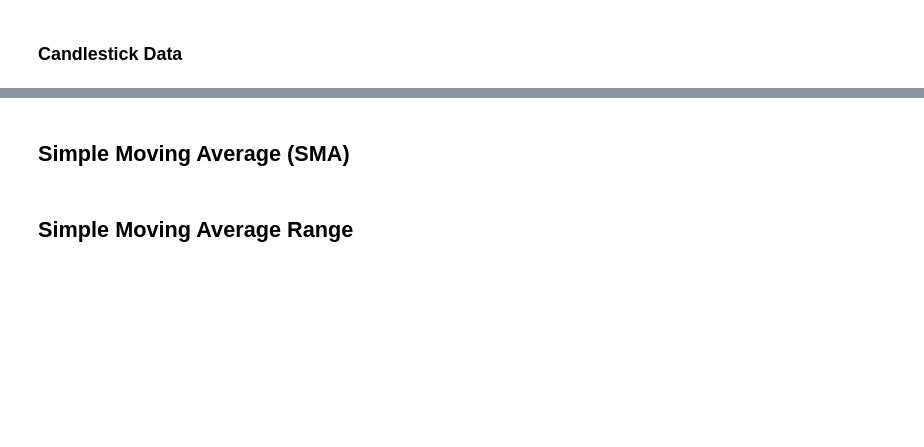
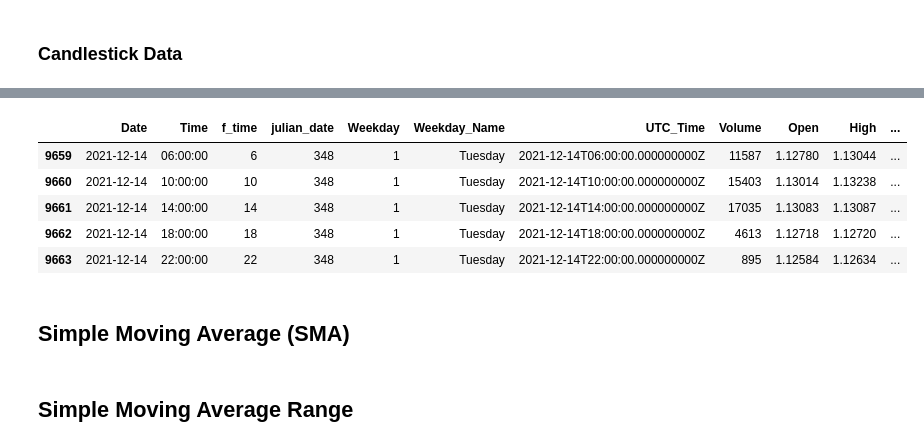
Before and after one commit to Forexience/Forexience, a Jupyter notebook: Main_Pipeline/Forexience_Main.ipynb, the cells around one changed output, grey strips where cells are left out. Drawn from its saved outputs; the diff is of its cells as text; code cells hidden in the pictures; blank space fills up the shorter version.

```diff
--- a/Main_Pipeline/Forexience_Main.ipynb
+++ b/Main_Pipeline/Forexience_Main.ipynb
@@ -248,5 +274,12 @@ data.head(2)
 # %%
-data.tail(10)
+data.tail(5)
+# %% [output]
+|  | Date | Time | f_time | julian_date | Weekday | Weekday_Name | UTC_Time | Volume | Open | High | ... |
+| 9659 | 2021-12-14 | 06:00:00 | 6 | 348 | 1 | Tuesday | 2021-12-14T06:00:00.000000000Z | 11587 | 1.12780 | 1.13044 | ... |
+| 9660 | 2021-12-14 | 10:00:00 | 10 | 348 | 1 | Tuesday | 2021-12-14T10:00:00.000000000Z | 15403 | 1.13014 | 1.13238 | ... |
+| 9661 | 2021-12-14 | 14:00:00 | 14 | 348 | 1 | Tuesday | 2021-12-14T14:00:00.000000000Z | 17035 | 1.13083 | 1.13087 | ... |
+| 9662 | 2021-12-14 | 18:00:00 | 18 | 348 | 1 | Tuesday | 2021-12-14T18:00:00.000000000Z | 4613 | 1.12718 | 1.12720 | ... |
+| 9663 | 2021-12-14 | 22:00:00 | 22 | 348 | 1 | Tuesday | 2021-12-14T22:00:00.000000000Z | 895 | 1.12584 | 1.12634 | ... |
 # %% [markdown]
 ## Simple Moving Average (SMA)
 # %%
```
Also changed, not shown: parts of 19 cells of this notebook, 8 other files.
